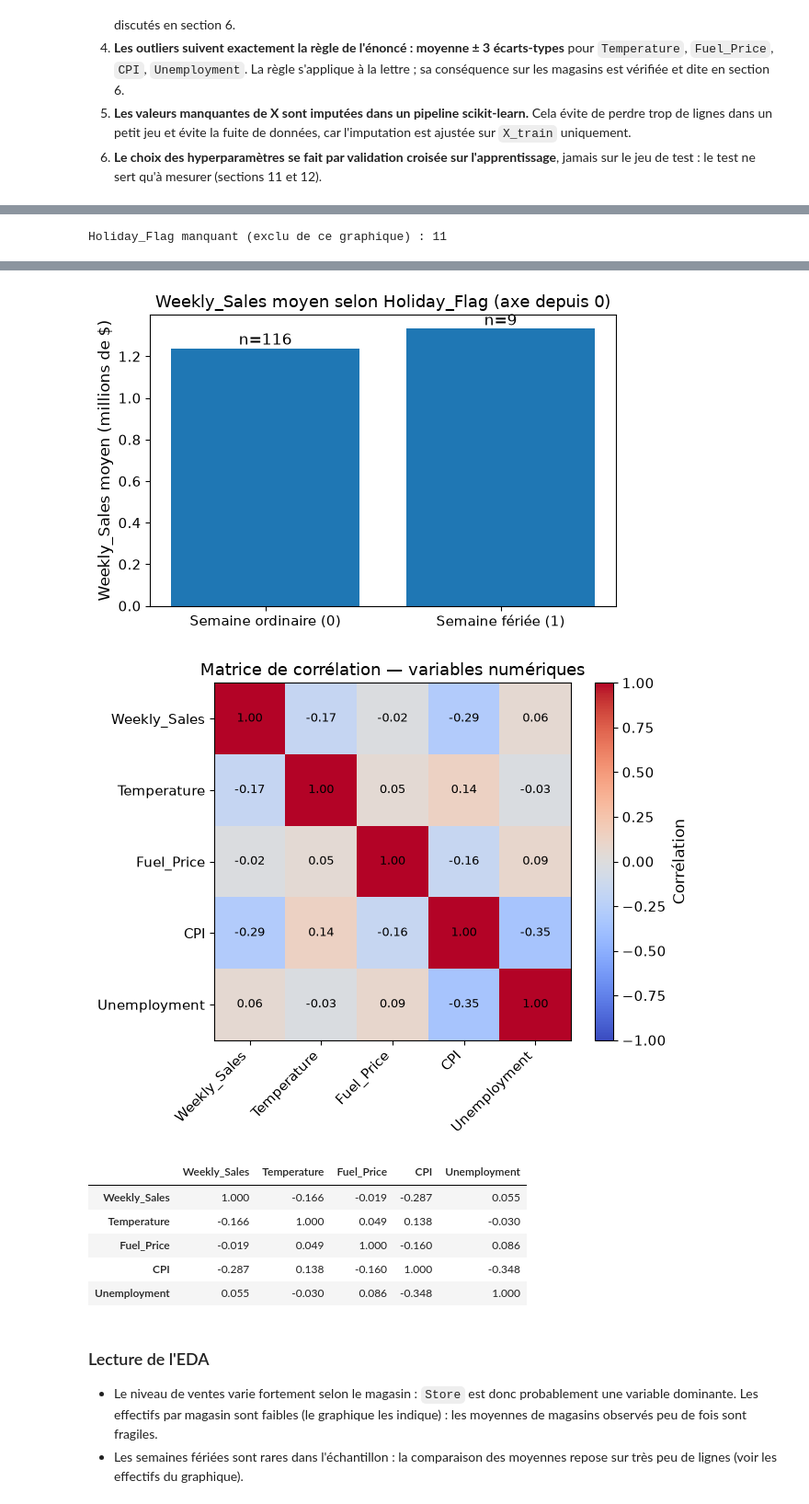
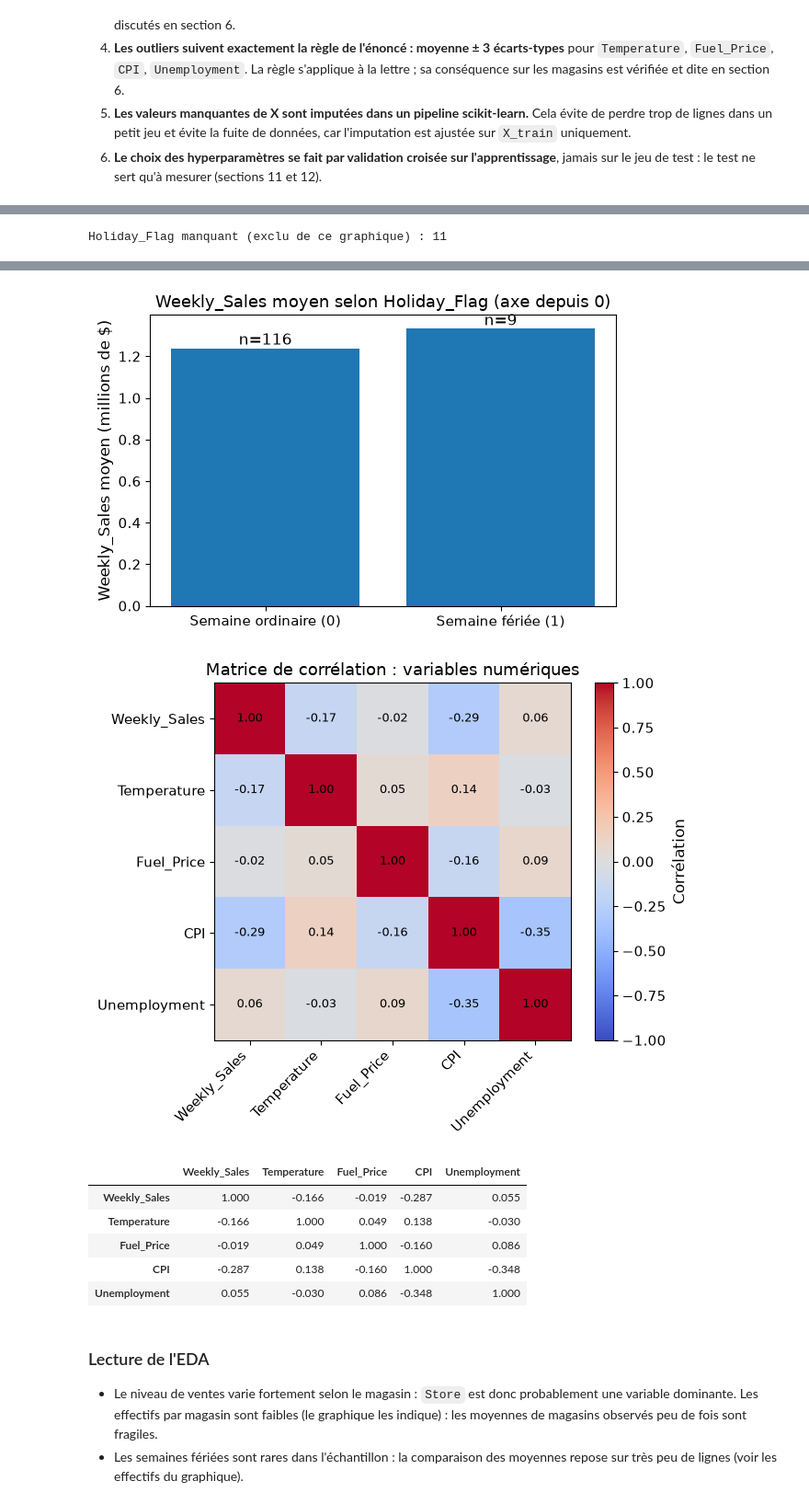
Before and after one commit to KinSushi/jedha-rncp35288-portfolio, a Jupyter notebook: bloc_3_machine_learning/1_Walmart/Walmart_Bloc3_CDSD_v2.ipynb, the cells around one changed output, grey strips where cells are left out. Shown at 92% size. Drawn from its saved outputs; the diff is of its cells as text; code cells hidden in the pictures.

Commit message:
Bloc 3 : livrables finaux (notebooks réexécutés, figures sans tiret, plans d'architecture) ; aperçus de lignes individuelles et cartes de points retirés comme en v2 ; références internes retirées

```diff
--- a/bloc_3_machine_learning/1_Walmart/Walmart_Bloc3_CDSD_v2.ipynb
+++ b/bloc_3_machine_learning/1_Walmart/Walmart_Bloc3_CDSD_v2.ipynb
@@ -413,7 +413,7 @@ ventes = df_raw.dropna(subset=["Weekly_Sales"])
 # petit et cela ferait perdre trop d'information sur X.
 plt.figure(figsize=(9, 4))
 df_raw.isna().sum().sort_values(ascending=False).plot(kind="bar")
-plt.title(f"Valeurs manquantes par colonne — données brutes ({len(df_raw)} lignes)")
+plt.title(f"Valeurs manquantes par colonne : données brutes ({len(df_raw)} lignes)")
 plt.ylabel("Nombre de valeurs manquantes")
 plt.xticks(rotation=45, ha="right")
 plt.tight_layout()
@@ -436,7 +436,7 @@ plt.show()
 plt.close()
 
 # -----------------------------------------------------------------------------
-# 5.3 Ventes moyennes par magasin — TOUS les magasins
+# 5.3 Ventes moyennes par magasin : TOUS les magasins
 # -----------------------------------------------------------------------------
 # Pourquoi ? Store est probablement un facteur structurel : chaque magasin a un
 # bassin de clientèle, une taille et un emplacement différents.
@@ -467,7 +467,7 @@ for barre, n_obs in zip(barres, par_magasin["n"], strict=True):
         fontsize=9,
     )
 ax.set_title(
-    f"Ventes hebdomadaires moyennes par magasin — les {len(par_magasin)} magasins "
+    f"Ventes hebdomadaires moyennes par magasin : les {len(par_magasin)} magasins "
     f"({len(ventes)} lignes)"
 )
 ax.set_xlabel("Store (n = nombre d'observations)")
@@ -526,7 +526,7 @@ ax.set_yticks(range(len(corr.index)), corr.index)
 for i in range(len(corr)):
     for j in range(len(corr)):
         ax.text(j, i, f"{corr.iloc[i, j]:.2f}", ha="center", va="center", fontsize=9)
-ax.set_title("Matrice de corrélation — variables numériques")
+ax.set_title("Matrice de corrélation : variables numériques")
 fig.tight_layout()
 plt.show()
 plt.close(fig)
@@ -538,13 +538,13 @@ afficher(corr)
 [figure]
 Ventes moyennes par magasin : de 302,500 $ (Store 5) à 2,173,759 $ (Store 4) ; observations par magasin : de 3 à 12.
 [figure]
 Holiday_Flag manquant (exclu de ce graphique) : 11
 |  | moyenne | mediane | n |
 | Holiday_Flag |  |  |  |
 | 0.000 | 1,239,575.689 | 1,249,738.645 | 116 |
 | 1.000 | 1,333,024.340 | 1,641,957.440 | 9 |
 [figure]
-[figure, old version]
+[figure, new version]
 |  | Weekly_Sales | Temperature | Fuel_Price | CPI | Unemployment |
 | Weekly_Sales | 1.000 | -0.166 | -0.019 | -0.287 | 0.055 |
 | Temperature | -0.166 | 1.000 | 0.049 | 0.138 | -0.030 |
```
Also changed, not shown: parts of 10 cells of this notebook, 33 other files.
